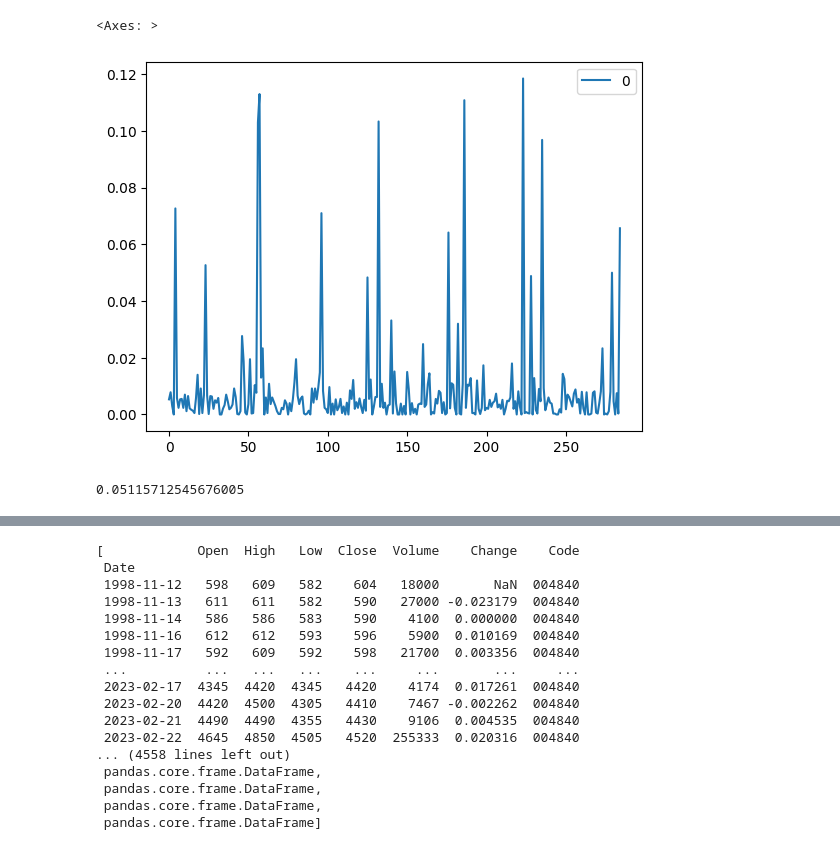
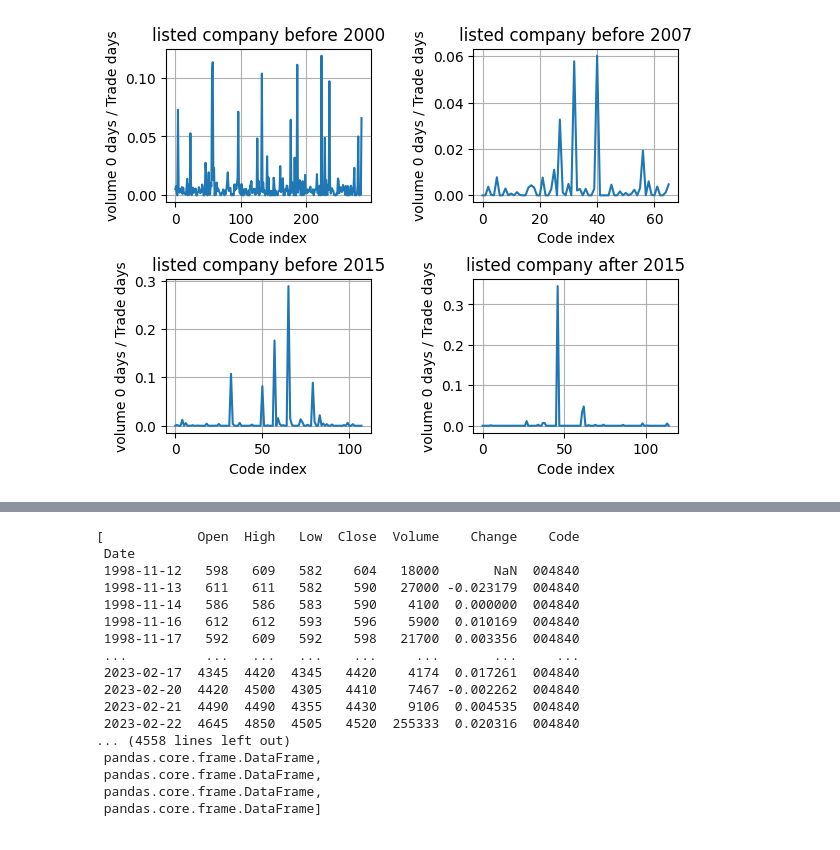
Before and after one commit to Hy-MDL/DB, a Jupyter notebook: Total copy.ipynb, the cells around one changed output, grey strips where cells are left out. Saved outputs shown, nothing was run; the diff lists cells and outputs as text; code cells hidden in the pictures.

```diff
--- a/Total copy.ipynb
+++ b/Total copy.ipynb
@@ -122,5 +89,3 @@ for i in range(len(df_kr3)):
 for i in range(len(df_kr4)):
     kr4[i] = fdr.DataReader(df_kr4.iat[i,0],'2015-6-15')
     kr4[i]['Code'] =df_kr4.iat[i,0]
-# %%
-kr1 = pd.DataFrame(kr1)
@@ -142,21 +97,61 @@ kr1 = pd.DataFrame(kr1)
 # %%
 import seaborn as sns
 import matplotlib.pyplot as plt
-# %%
-kr1_ft_V =[]
-for i in range(len(df_kr1)):
-    kr1_ft_V.append((len(kr1[i][kr1[i]['Volume']==0])/len(kr1[i])))
-kr1_ft_V=pd.DataFrame(kr1_ft_V)
-kr1_ft_V.plot()
-# %% [output]
-<Axes: >
-[figure, removed]
-# %%
-kr1_ft_TB =[]
-for i in range(len(df_kr1)):
-    kr1_ft_V.append((len(kr1[i][kr1[i]['Volume']==0])/len(kr1[i])))
-# %%
-for i in range(len(df_kr1)):
-    len(kr1.loc[0,0].loc[:'2015-6-15'][(kr1.loc[0,0].loc[:'2015-6-15']['Change']>=0.07)|(kr1.loc[0,0].loc[:'2015-6-15']['Change']<=-0.07)])/len(kr1.loc[0,0].loc[:'2015-6-15'])
-# %% [output]
-0.05115712545676005
+# %%
+kr_ft_V_1 =[]
+kr_ft_V_2 =[]
+kr_ft_V_3 =[]
+kr_ft_V_4 = []
+kr_ft_V =[]
+for i in range(len(df_kr1)):
+    kr_ft_V_1.append((len(kr1[i][kr1[i]['Volume']==0])/len(kr1[i])))
+
+kr_ft_V_1=pd.DataFrame(kr_ft_V_1)
+
+for i in range(len(df_kr2)):
+    kr_ft_V_2.append((len(kr2[i][kr2[i]['Volume']==0])/len(kr2[i])))
+
+kr_ft_V_2 = pd.DataFrame(kr_ft_V_2)
+for i in range(len(df_kr3)):
+    kr_ft_V_3.append((len(kr3[i][kr3[i]['Volume']==0])/len(kr3[i])))
+kr_ft_V_3 = pd.DataFrame(kr_ft_V_3)
+
+for i in range(len(df_kr4)):
+    kr_ft_V_4.append((len(kr4[i][kr4[i]['Volume']==0])/len(kr4[i])))
+kr_ft_V_4 = pd.DataFrame(kr_ft_V_4)
+
+kr_ft_V = pd.concat([kr_ft_V_1,kr_ft_V_2,kr_ft_V_3,kr_ft_V_4])
+kr_ft_V_d = pd.concat([kr_ft_V_1,kr_ft_V_2,kr_ft_V_3,kr_ft_V_4],axis=1)
+kr_ft_V=kr_ft_V.reset_index().iloc[:,[1]]
+plt.subplot(2, 2, 1)
+plt.plot(kr_ft_V_1)
+plt.title('listed company before 2000')
+plt.xlabel('Code index')
+plt.ylabel('volume 0 days / Trade days')
+plt.grid()
+
+plt.subplot(2, 2, 2)
+plt.plot(kr_ft_V_2)
+plt.title('listed company before 2007')
+plt.xlabel('Code index')
+plt.ylabel('volume 0 days / Trade days')
+plt.grid()
+
+plt.subplot(2, 2, 3)
+plt.plot(kr_ft_V_3)
+plt.title('listed company before 2015')
+plt.xlabel('Code index')
+plt.ylabel('volume 0 days / Trade days')
+plt.grid()
+
+plt.subplot(2, 2, 4)
+plt.plot(kr_ft_V_4)
+plt.title('listed company after 2015')
+plt.xlabel('Code index')
+plt.ylabel('volume 0 days / Trade days')
+plt.grid()
+
+plt.subplots_adjust(left=0.1, bottom=0.1, right=0.9, top=0.9, wspace=0.5, hspace=0.5)
+plt.show()
+# %% [output]
+[figure, added]
```
Also changed, not shown: parts of 16 cells of this notebook.
